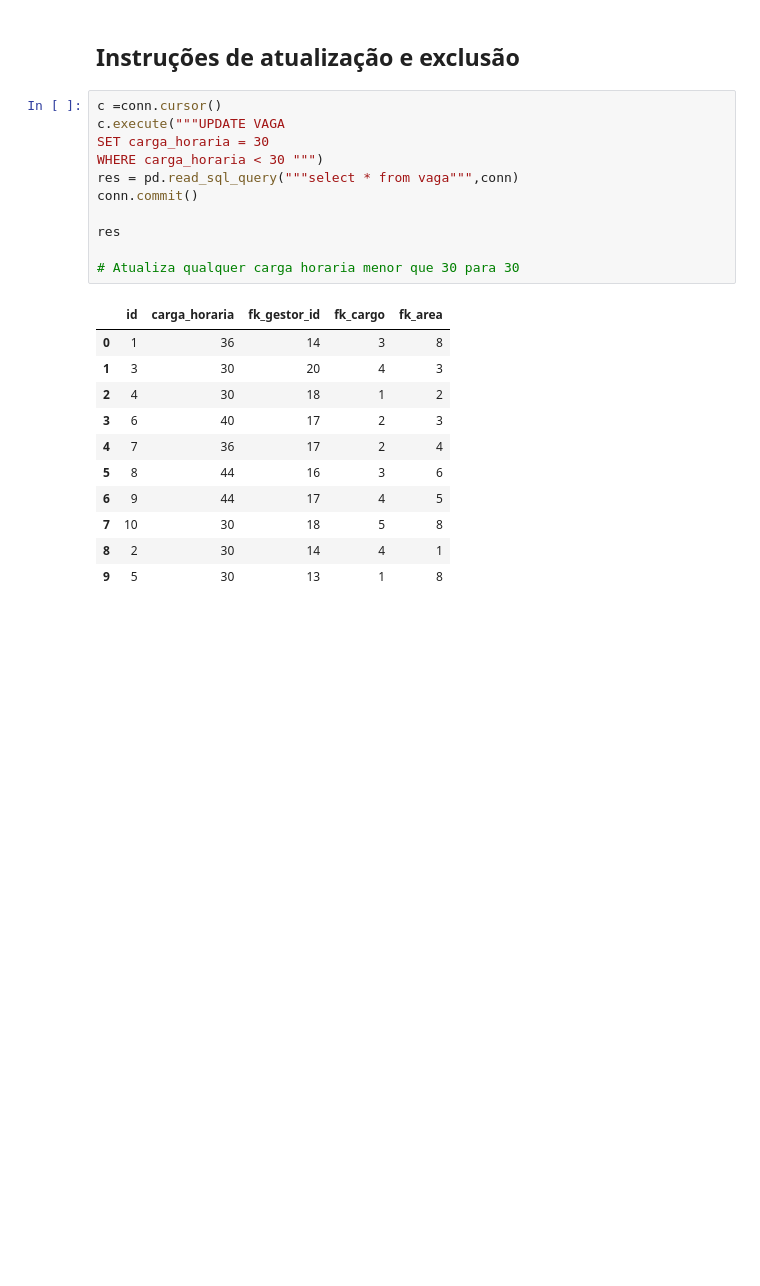
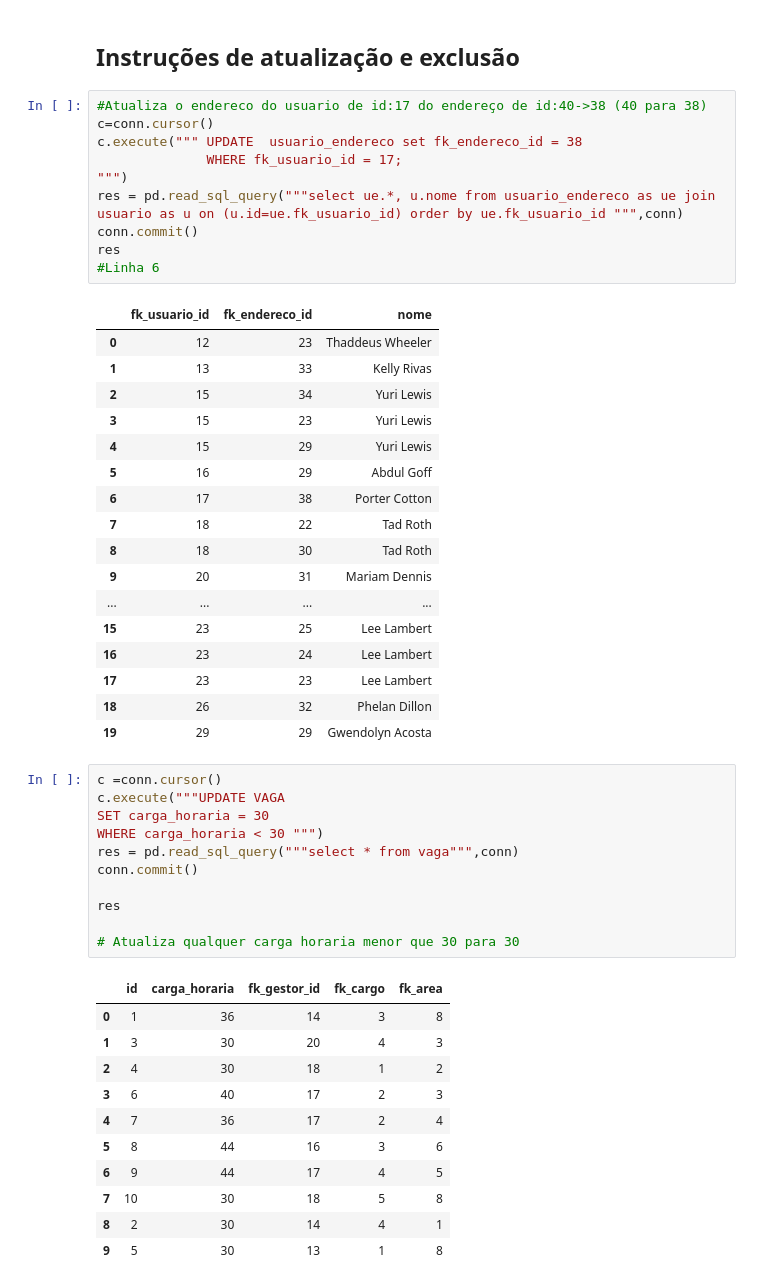
Before and after one commit to MateusLannes/Trabalho_BD1_2022, a Jupyter notebook: Files/ColabGHHL_Contrat.ipynb, the cells around one changed output. Cells and saved outputs as stored; diff of their text form; blank space fills up the shorter version.

```diff
--- a/Files/ColabGHHL_Contrat.ipynb
+++ b/Files/ColabGHHL_Contrat.ipynb
@@ -824,5 +902,33 @@ res
 # %% [markdown]
 ## Instruções de atualização e exclusão
+# %%
+#Atualiza o endereco do usuario de id:17 do endereço de id:40->38 (40 para 38)
+c=conn.cursor()
+c.execute(""" UPDATE  usuario_endereco set fk_endereco_id = 38
+              WHERE fk_usuario_id = 17;
+""")
+res = pd.read_sql_query("""select ue.*, u.nome from usuario_endereco as ue join usuario as u on (u.id=ue.fk_usuario_id) order by ue.fk_usuario_id """,conn)
+conn.commit()
+res
+#Linha 6
+# %% [output]
+|  | fk_usuario_id | fk_endereco_id | nome |
+| 0 | 12 | 23 | Thaddeus Wheeler |
+| 1 | 13 | 33 | Kelly Rivas |
+| 2 | 15 | 34 | Yuri Lewis |
+| 3 | 15 | 23 | Yuri Lewis |
+| 4 | 15 | 29 | Yuri Lewis |
+| 5 | 16 | 29 | Abdul Goff |
+| 6 | 17 | 38 | Porter Cotton |
+| 7 | 18 | 22 | Tad Roth |
+| 8 | 18 | 30 | Tad Roth |
+| 9 | 20 | 31 | Mariam Dennis |
+| ... | ... | ... | ... |
+| 15 | 23 | 25 | Lee Lambert |
+| 16 | 23 | 24 | Lee Lambert |
+| 17 | 23 | 23 | Lee Lambert |
+| 18 | 26 | 32 | Phelan Dillon |
+| 19 | 29 | 29 | Gwendolyn Acosta |
 # %%
 c =conn.cursor()
 c.execute("""UPDATE VAGA
```
Also changed, not shown: parts of 14 cells of this notebook.
